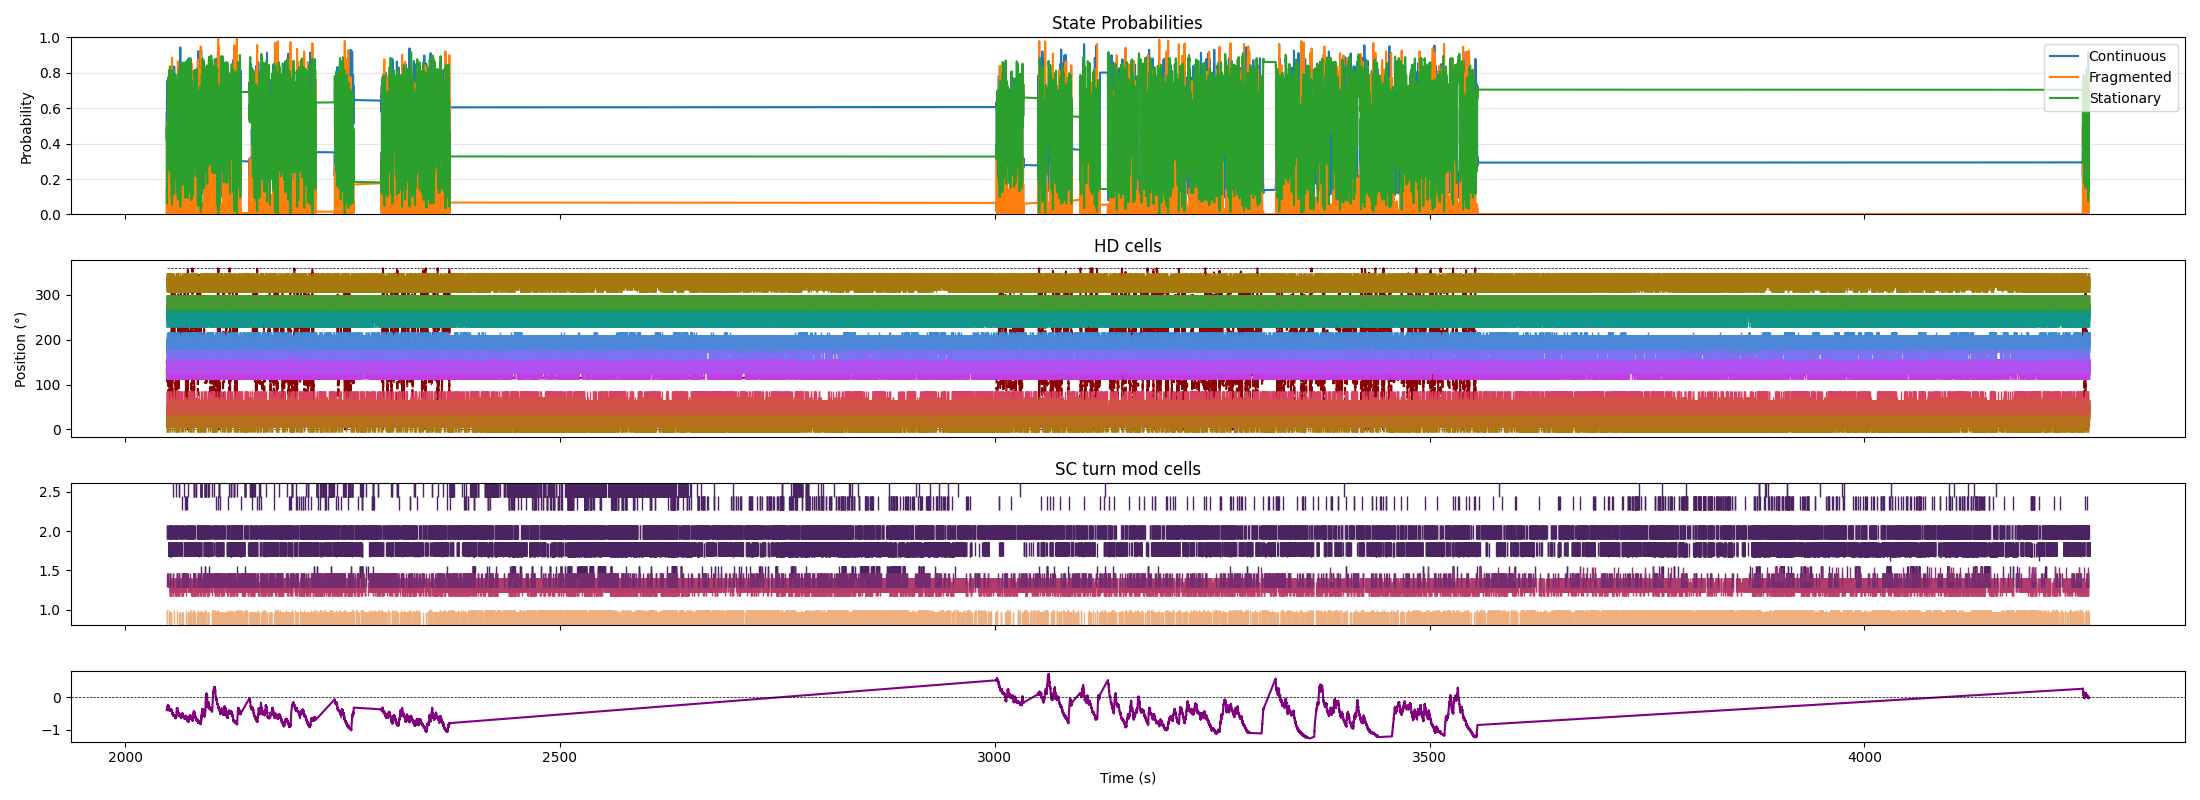
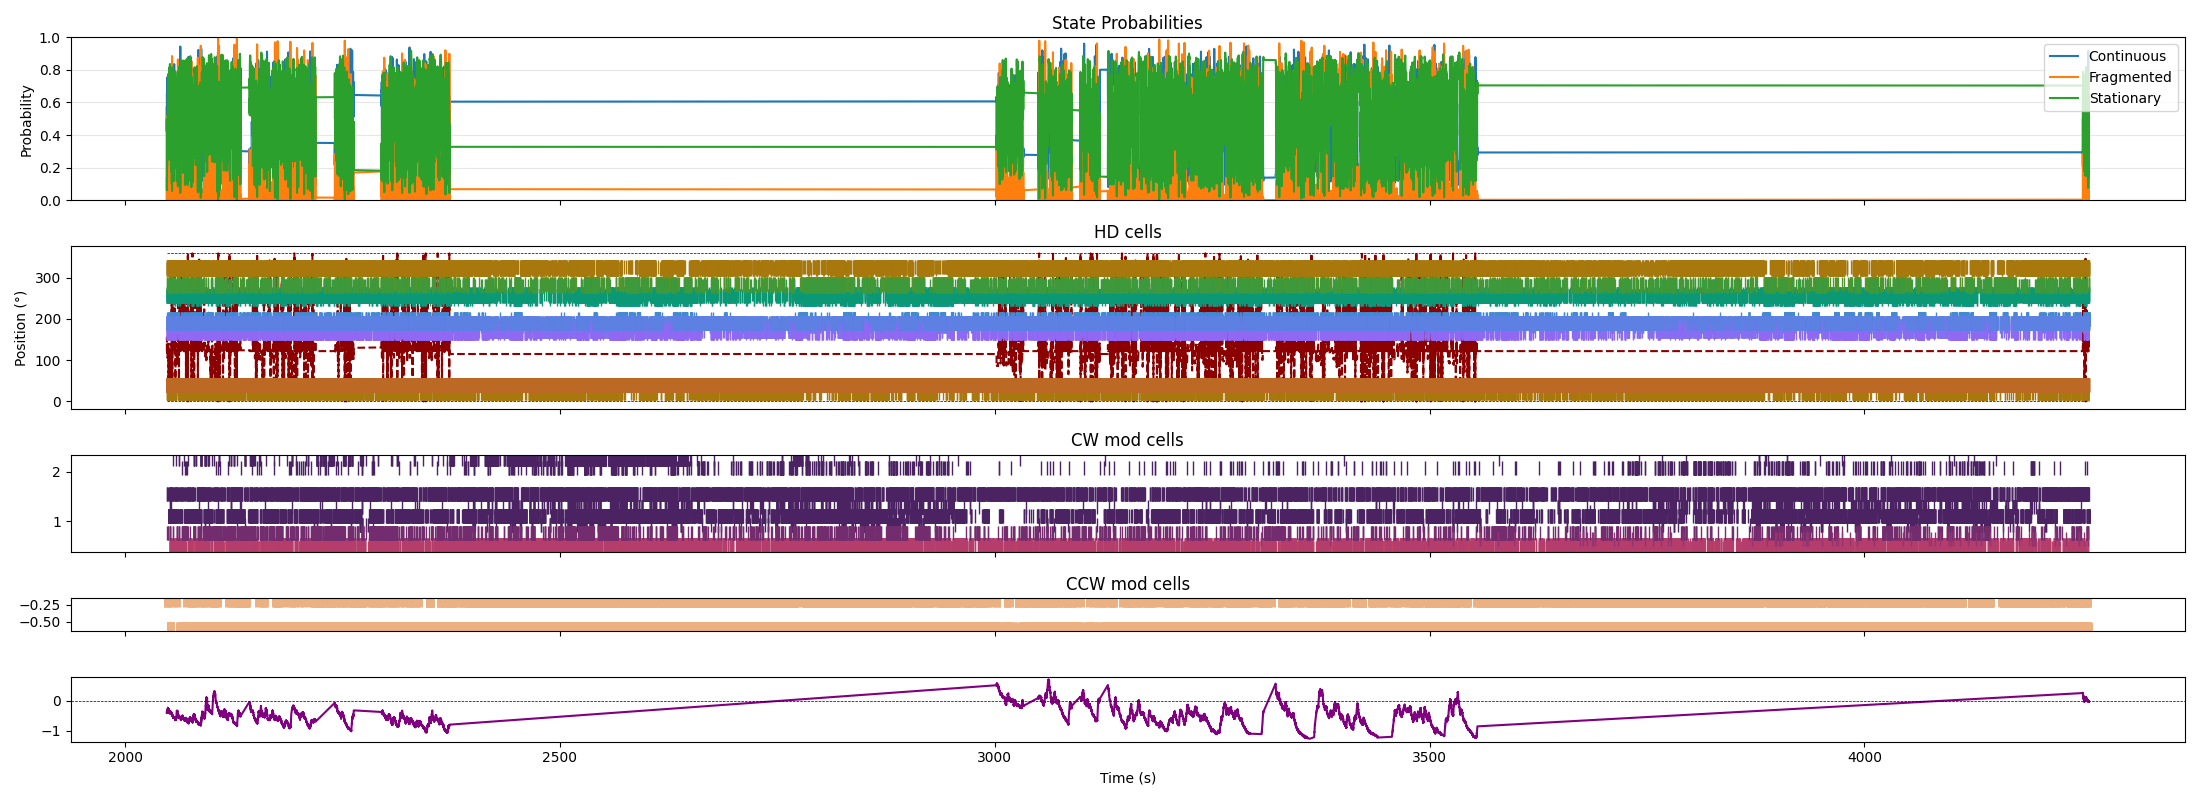
Unified diff of the notebook cell whose output changed from the first chart to the second:
--- before
+++ after
@@ -1,9 +1,11 @@
-%matplotlib ipympl
 sweep_threshold = 0.5
 window = state.time_support
 spikes = hd_spikes.restrict(window)
 sc = turn_spikes.restrict(window)
+cw_mod = sc[mod > 0]
+ccw_mod = sc[mod < 0]
 
-fig, ax = plt.subplots(4, 1, figsize=(22, 8), sharex=True, gridspec_kw={'height_ratios': [1, 1, 0.8, 0.4]})
+
+fig, ax = plt.subplots(5, 1, figsize=(22, 8), sharex=True, gridspec_kw={'height_ratios': [1, 1, 0.6, 0.2, 0.4]})
 
 # state probabilities
@@ -24,15 +26,20 @@
 
 for i, n in enumerate(spikes.keys()):
-    ax[1].plot(spikes[n].fillna(pref_angle[n].item()), '|', color=colors[i], markersize=10)
+    ax[1].plot(spikes[n].fillna(pref_angle[n].item()), '|', color=hd_colors[i], markersize=10)
 
 # turn spikes
-ax[2].set_title('SC turn mod cells')
-for i, n in enumerate(turn_spikes.keys()):
-    ax[2].plot(sc[n].fillna(turn_spikes['cw_modulation'][n].item()), '|', markersize=10, color=sc_colors[i])
+## cw modulated
+for i, n in enumerate(cw_mod.keys()):
+    ax[2].plot(cw_mod[n].fillna(mod[n].item()), '|', markersize=10, color=cw_colors[i])
+ax[2].set_title('CW mod cells')
+
+for i, n in enumerate(ccw_mod.keys()):
+    ax[3].plot(ccw_mod[n].fillna(mod[n].item()), '|', markersize=10, markeredgewidth=5, color=ccw_colors[i])
+ax[3].set_title('CCW mod cells')
 
 # pupil chord
-ax[3].plot(pupil.restrict(window)['pupil_chord'], label='Pupil Chord', color='purple')
-ax[3].set_xlabel('Time (s)')
-ax[3].axhline(0, color='k', linestyle='--', linewidth=0.5, label='Baseline')
+ax[4].plot(pupil.restrict(window)['pupil_chord'], label='Pupil Chord', color='purple')
+ax[4].set_xlabel('Time (s)')
+ax[4].axhline(0, color='k', linestyle='--', linewidth=0.5, label='Baseline')
 
 plt.tight_layout()

Commit: hd cells selection